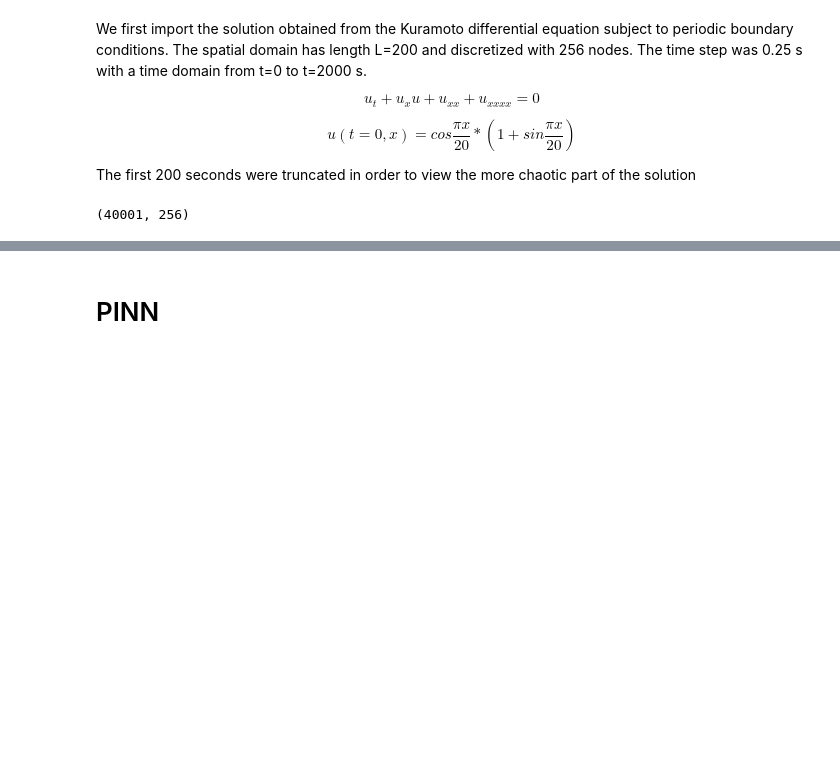
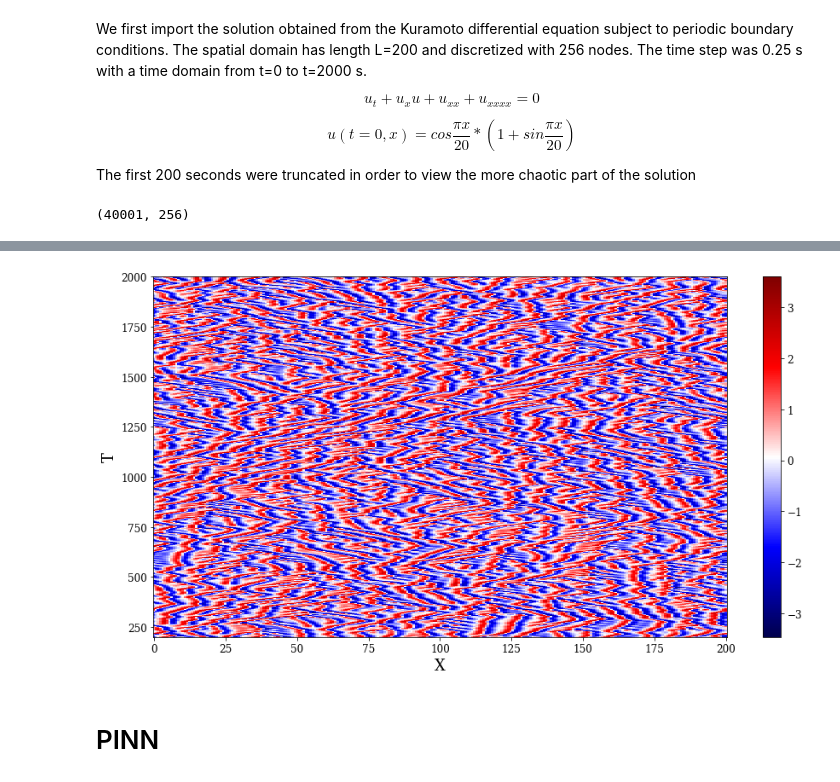
Before and after one commit to pirao/Kuramoto_PINN, a Jupyter notebook: PINN_Kuramoto.ipynb, the cells around one changed output, grey strips where cells are left out. Saved outputs shown, nothing was run; the diff lists cells and outputs as text; code cells hidden in the pictures; blank space fills up the shorter version.

```diff
--- a/PINN_Kuramoto.ipynb
+++ b/PINN_Kuramoto.ipynb
@@ -58,6 +58,17 @@ plt.tight_layout()
 X = X[4000:]
 T = T[4000:]
 U = U[4000:]
+# %%
+fig, ax = plt.subplots(figsize=(13, 7))
+
+surf = plt.pcolor(X,T,U,cmap='seismic',shading='auto')
+
+fig.colorbar(surf)
+plt.xlabel('X')
+plt.ylabel('T')
+plt.tight_layout()
+# %% [output]
+[figure, added]
 # %% [markdown]
 # PINN
 # %% [markdown]
```
Also changed, not shown: parts of 3 cells of this notebook, 1 other file.
